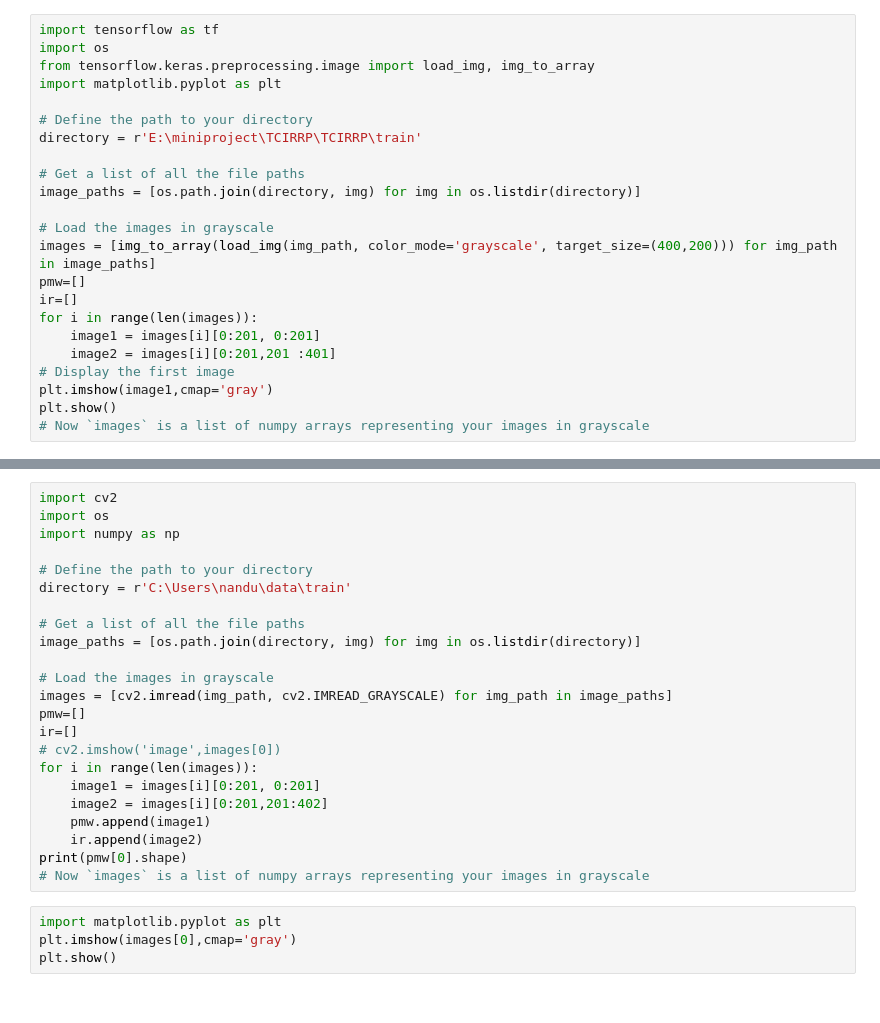
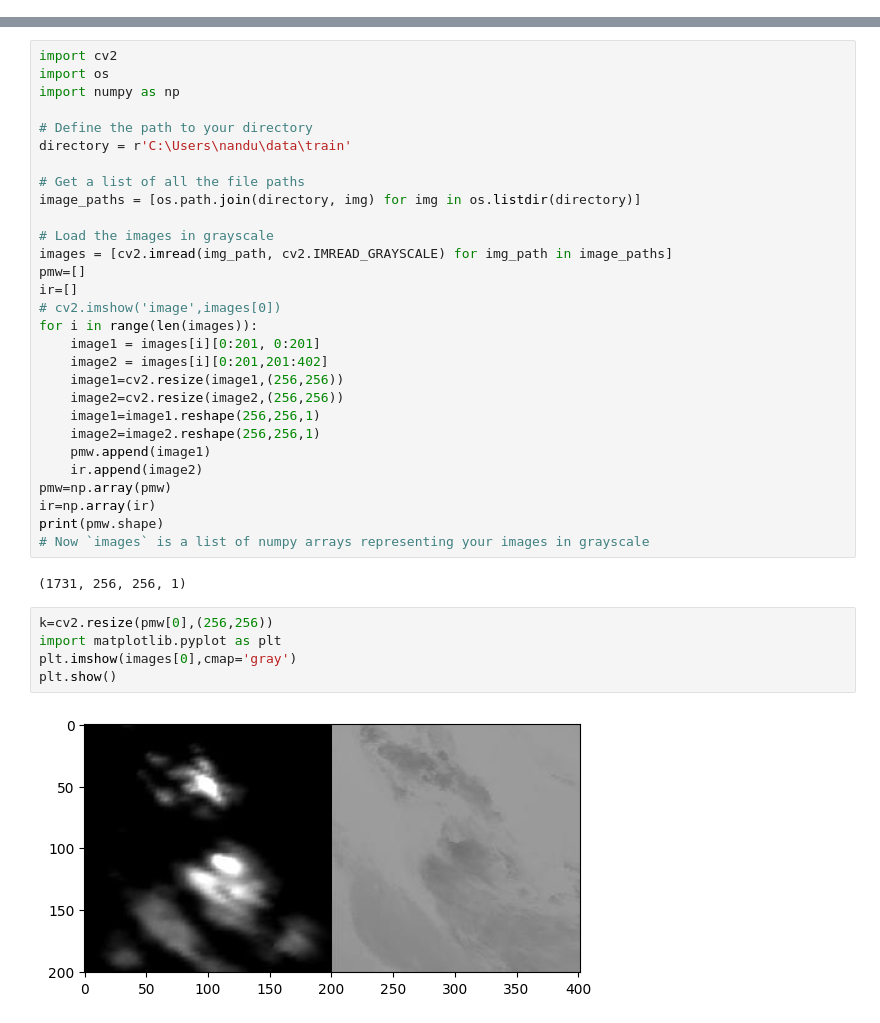
Before and after one commit to kbdharun/mini-project, a Jupyter notebook: test.ipynb, the cells around one changed output, grey strips where cells are left out. Saved outputs shown, nothing was run; the diff lists cells and outputs as text.

```diff
--- a/test.ipynb
+++ b/test.ipynb
@@ -19,23 +0,0 @@ plt.show()
-# %%
-import tensorflow as tf
-import os
-from tensorflow.keras.preprocessing.image import load_img, img_to_array
-import matplotlib.pyplot as plt
-
-# Define the path to your directory
-directory = r'E:\miniproject\TCIRRP\TCIRRP\train'
-
-# Get a list of all the file paths
-image_paths = [os.path.join(directory, img) for img in os.listdir(directory)]
-
-# Load the images in grayscale
-images = [img_to_array(load_img(img_path, color_mode='grayscale', target_size=(400,200))) for img_path in image_paths]
-pmw=[]
-ir=[]
-for i in range(len(images)):
-    image1 = images[i][0:201, 0:201]
-    image2 = images[i][0:201,201 :401]
-# Display the first image
-plt.imshow(image1,cmap='gray')
-plt.show()
-# Now `images` is a list of numpy arrays representing your images in grayscale
@@ -62,13 +21,24 @@ ir=[]
 for i in range(len(images)):
     image1 = images[i][0:201, 0:201]
     image2 = images[i][0:201,201:402]
+    image1=cv2.resize(image1,(256,256))
+    image2=cv2.resize(image2,(256,256))
+    image1=image1.reshape(256,256,1)
+    image2=image2.reshape(256,256,1)
     pmw.append(image1)
     ir.append(image2)
-print(pmw[0].shape)
+pmw=np.array(pmw)
+ir=np.array(ir)
+print(pmw.shape)
 # Now `images` is a list of numpy arrays representing your images in grayscale
+# %% [output]
+(1731, 256, 256, 1)
 # %%
+k=cv2.resize(pmw[0],(256,256))
 import matplotlib.pyplot as plt
 plt.imshow(images[0],cmap='gray')
 plt.show()
+# %% [output]
+[figure, added]
 # %%
 ax1=plt.subplot(121)
```
Also changed, not shown: parts of 14 cells of this notebook, 2 other files.
